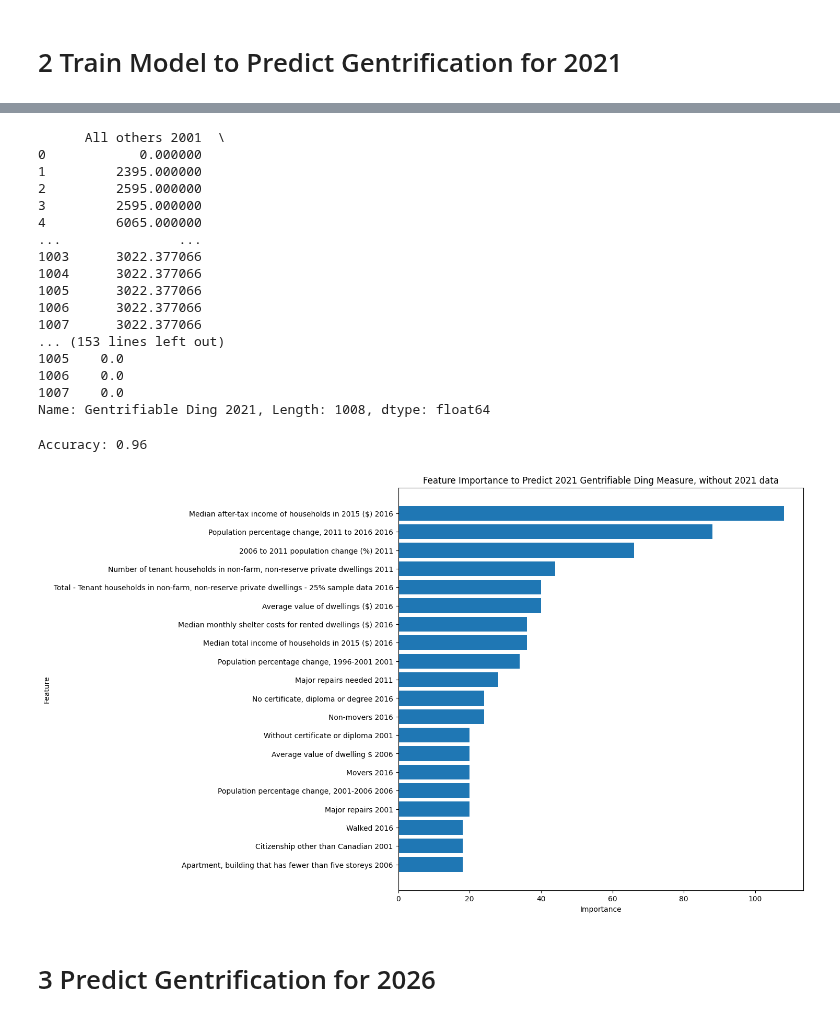
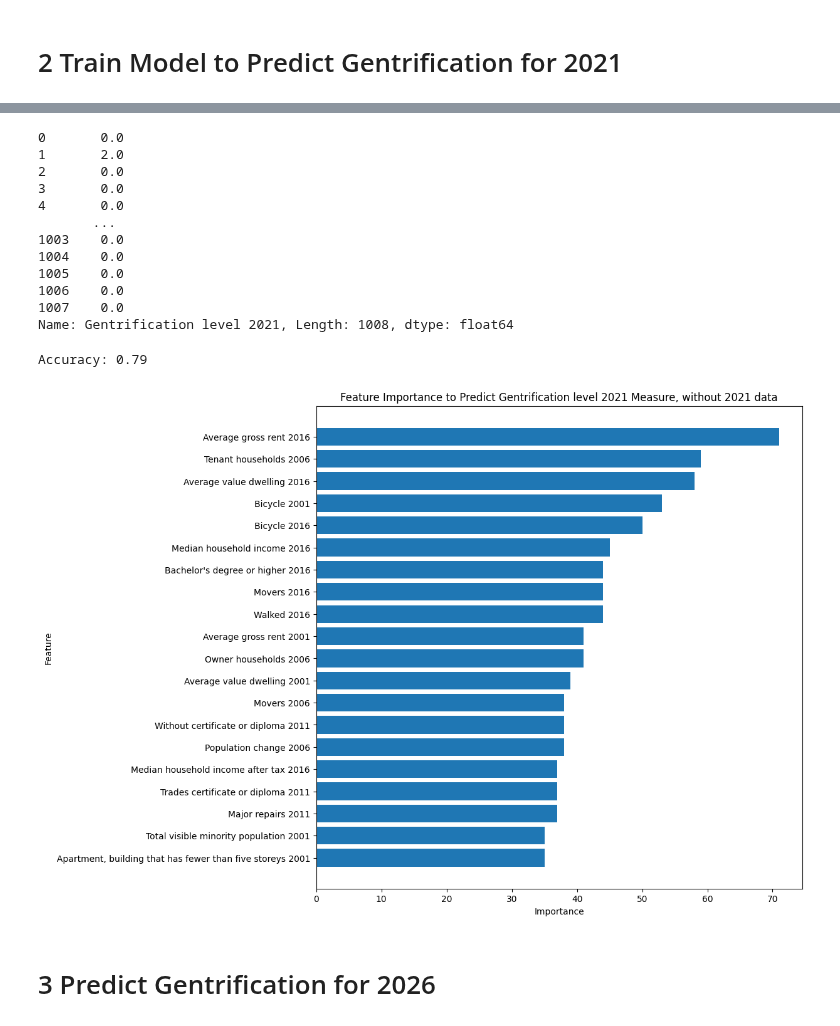
Before and after one commit to emilienuy/degentrifAI, a Jupyter notebook: ModelTraining/model_training_Emilie.ipynb, the cells around one changed output, grey strips where cells are left out. Saved outputs shown, nothing was run; the diff lists cells and outputs as text; code cells hidden in the pictures.

```diff
--- a/ModelTraining/model_training_Emilie.ipynb
+++ b/ModelTraining/model_training_Emilie.ipynb
@@ -178,7 +156,7 @@ dtest = xgb.DMatrix(X_test, label=y_test)
 # Define parameters
 params = {
     'objective': 'multi:softprob',  # Specify multiclass classification
-    'num_class': 4,  # NUMBER OF CLASSES = 4 for Level of gentrification; 2 for others
+    'num_class': num_class,  # NUMBER OF CLASSES = 4 for Level of gentrification; 2 for others
     'eval_metric': 'mlogloss',  # Evaluation metric
     'max_depth': 4,  # Maximum depth of a tree
     'eta': 0.3,  # Learning rate
@@ -224,12 +202,12 @@ plt.close('all')
 # Specify columns we wish the model to predict
 target_column_gentrifiable_2021 = "Gentrifiable Ding 2021"
 target_column_gentrified_2021 = "Gentrified Ding 2021"
-target_column_gen_levels_2021 = "Gentrification Level Ding 2021"
+target_column_gen_levels_2021 = "Gentrification level 2021"
 # %%
 # Specify which column we wish the model to predict
-target_column = target_column_gentrifiable_2021
-# target_column = target_column_gentrified_2021
-# target_column = target_column_gen_levels_2021
+# target_column, num_class = target_column_gentrifiable_2021, 2
+# target_column, num_class = target_column_gentrified_2021, 2
+target_column, num_class = target_column_gen_levels_2021, 4
 # %%
 # Specifify columns we wish to drop
 columns_to_drop = [col for col in df.columns if col.endswith('2021') and col != target_column]
@@ -261,26 +239,20 @@ print(df_2.head())
 # Define features and target
 X = df_2.drop(target_column, axis=1)
 y = df_2[target_column]
-print(X)
 print(y)
 # %% [output]
-      All others 2001  \
-0            0.000000
-1         2395.000000
-2         2595.000000
-3         2595.000000
-4         6065.000000
-...               ...
-1003      3022.377066
-1004      3022.377066
-1005      3022.377066
-1006      3022.377066
-1007      3022.377066
-... (153 lines left out)
+0       0.0
+1       2.0
+2       0.0
+3       0.0
+4       0.0
+       ...
+1003    0.0
+1004    0.0
 1005    0.0
 1006    0.0
 1007    0.0
-Name: Gentrifiable Ding 2021, Length: 1008, dtype: float64
+Name: Gentrification level 2021, Length: 1008, dtype: float64
 # %%
 import pickle
 
@@ -294,7 +266,7 @@ dtest = xgb.DMatrix(X_test, label=y_test)
 # Define parameters
 params = {
     'objective': 'multi:softprob',  # Specify multiclass classification
-    'num_class': 2,  # NUMBER OF CLASSES 4 for Level of gentrification
+    'num_class': num_class,  # NUMBER OF CLASSES
     'eval_metric': 'mlogloss',  # Evaluation metric
     'max_depth': 4,  # Maximum depth of a tree
     'eta': 0.3,  # Learning rate
@@ -305,7 +277,7 @@ params = {
 bst = xgb.train(params, dtrain, num_boost_round=100)
 
 # Save the model CHANGE NAME
-with open('/content/drive/My Drive/GentrificAItion/ModelOutputs/xgboost_model_gentrifiable_2021.pkl', 'wb') as f:
+with open(f'/content/drive/My Drive/GentrificAItion/ModelOutputs/{target_column}.pkl', 'wb') as f:
     pickle.dump(bst, f)
 
 # Make predictions
@@ -316,28 +288,28 @@ y_pred = y_pred_prob.argmax(axis=1)
 accuracy = accuracy_score(y_test, y_pred)
 print(f'Accuracy: {accuracy:.2f}')
 # %% [output]
-Accuracy: 0.96
+Accuracy: 0.79
 # %%
 # Extract and plot feature importance
 importance = bst.get_score(importance_type='weight')
 importance_df = pd.DataFrame(importance.items(), columns=['Feature', 'Importance']).sort_values(by='Importance', ascending=False)
 
 # Plot feature importance
 plt.figure(figsize=(10, 10))
 plt.barh(importance_df['Feature'].iloc[:20], importance_df['Importance'].iloc[:20])
 plt.xlabel('Importance')
 plt.ylabel('Feature')
 
 # change title for each target
-plt.title('Feature Importance to Predict 2021 Gentrifiable Ding Measure, without 2021 data')
+plt.title(f'Feature Importance to Predict {target_column} Measure, without 2021 data')
 plt.gca().invert_yaxis()
 
 # Save the plot as an image file to Google Drive
-plt.savefig('/content/drive/My Drive/GentrificAItion/ModelOutputs/feat_imp_2021_gentrifiable_no2021_2.png', bbox_inches='tight')
+plt.savefig(f'/content/drive/My Drive/GentrificAItion/ModelOutputs/feat_imp_2021_no2021_{target_column}.png', bbox_inches='tight')
 plt.show()
 plt.close('all')
 # %% [output]
-[figure, old version]
+[figure, new version]
 # %%
 # Load the model for 2026 prediction
 
```
Also changed, not shown: parts of 13 cells of this notebook.
